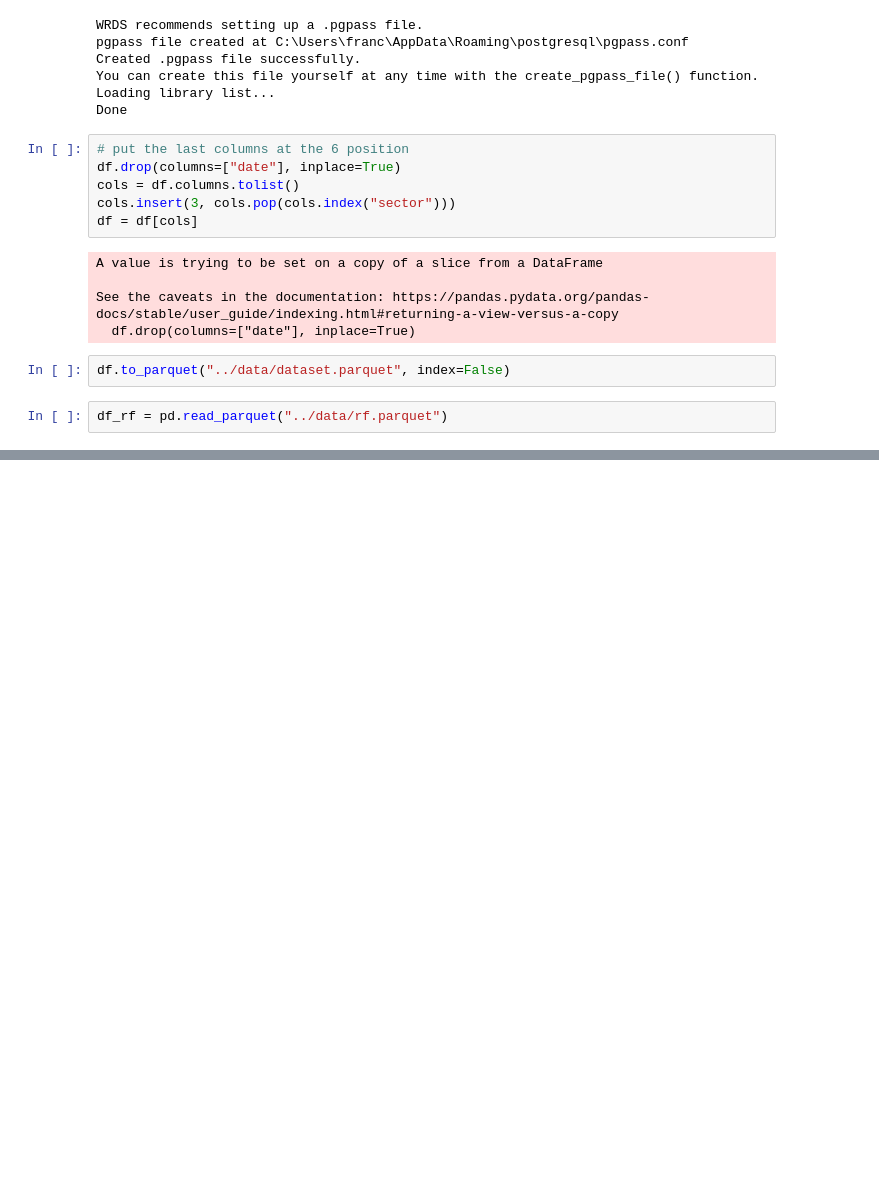
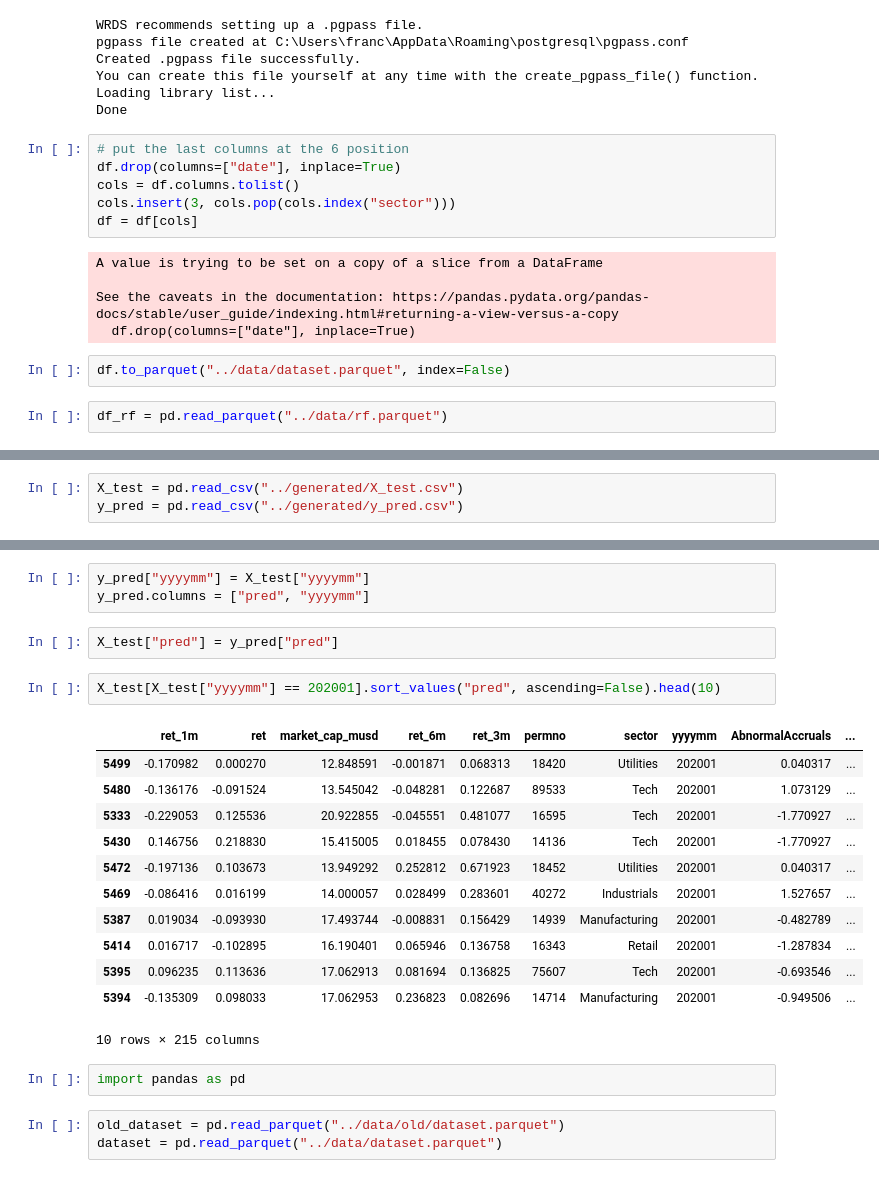
Before and after one commit to francois-goybet/ml-alpha-ranking-portfolio, a Jupyter notebook: notebook/notebook3.ipynb, the cells around one changed output, grey strips where cells are left out. Saved outputs shown, nothing was run; the diff lists cells and outputs as text; blank space fills up the shorter version.

```diff
--- a/notebook/notebook3.ipynb
+++ b/notebook/notebook3.ipynb
@@ -301,0 +297,3 @@ Did you mean "dy"?
+# %%
+X_test = pd.read_csv("../generated/X_test.csv")
+y_pred = pd.read_csv("../generated/y_pred.csv")
@@ -301,0 +316,25 @@ Did you mean "dy"?
+# %%
+y_pred["yyyymm"] = X_test["yyyymm"]
+y_pred.columns = ["pred", "yyyymm"]
+# %%
+X_test["pred"] = y_pred["pred"]
+# %%
+X_test[X_test["yyyymm"] == 202001].sort_values("pred", ascending=False).head(10)
+# %% [output]
+|  | ret_1m | ret | market_cap_musd | ret_6m | ret_3m | permno | sector | yyyymm | AbnormalAccruals | ... |
+| 5499 | -0.170982 | 0.000270 | 12.848591 | -0.001871 | 0.068313 | 18420 | Utilities | 202001 | 0.040317 | ... |
+| 5480 | -0.136176 | -0.091524 | 13.545042 | -0.048281 | 0.122687 | 89533 | Tech | 202001 | 1.073129 | ... |
+| 5333 | -0.229053 | 0.125536 | 20.922855 | -0.045551 | 0.481077 | 16595 | Tech | 202001 | -1.770927 | ... |
+| 5430 | 0.146756 | 0.218830 | 15.415005 | 0.018455 | 0.078430 | 14136 | Tech | 202001 | -1.770927 | ... |
+| 5472 | -0.197136 | 0.103673 | 13.949292 | 0.252812 | 0.671923 | 18452 | Utilities | 202001 | 0.040317 | ... |
+| 5469 | -0.086416 | 0.016199 | 14.000057 | 0.028499 | 0.283601 | 40272 | Industrials | 202001 | 1.527657 | ... |
+| 5387 | 0.019034 | -0.093930 | 17.493744 | -0.008831 | 0.156429 | 14939 | Manufacturing | 202001 | -0.482789 | ... |
+| 5414 | 0.016717 | -0.102895 | 16.190401 | 0.065946 | 0.136758 | 16343 | Retail | 202001 | -1.287834 | ... |
+| 5395 | 0.096235 | 0.113636 | 17.062913 | 0.081694 | 0.136825 | 75607 | Tech | 202001 | -0.693546 | ... |
+| 5394 | -0.135309 | 0.098033 | 17.062953 | 0.236823 | 0.082696 | 14714 | Manufacturing | 202001 | -0.949506 | ... |
+10 rows × 215 columns
+# %%
+import pandas as pd
+# %%
+old_dataset = pd.read_parquet("../data/old/dataset.parquet")
+dataset = pd.read_parquet("../data/dataset.parquet")
```
Also changed, not shown: parts of 14 cells of this notebook, 3 other files.
